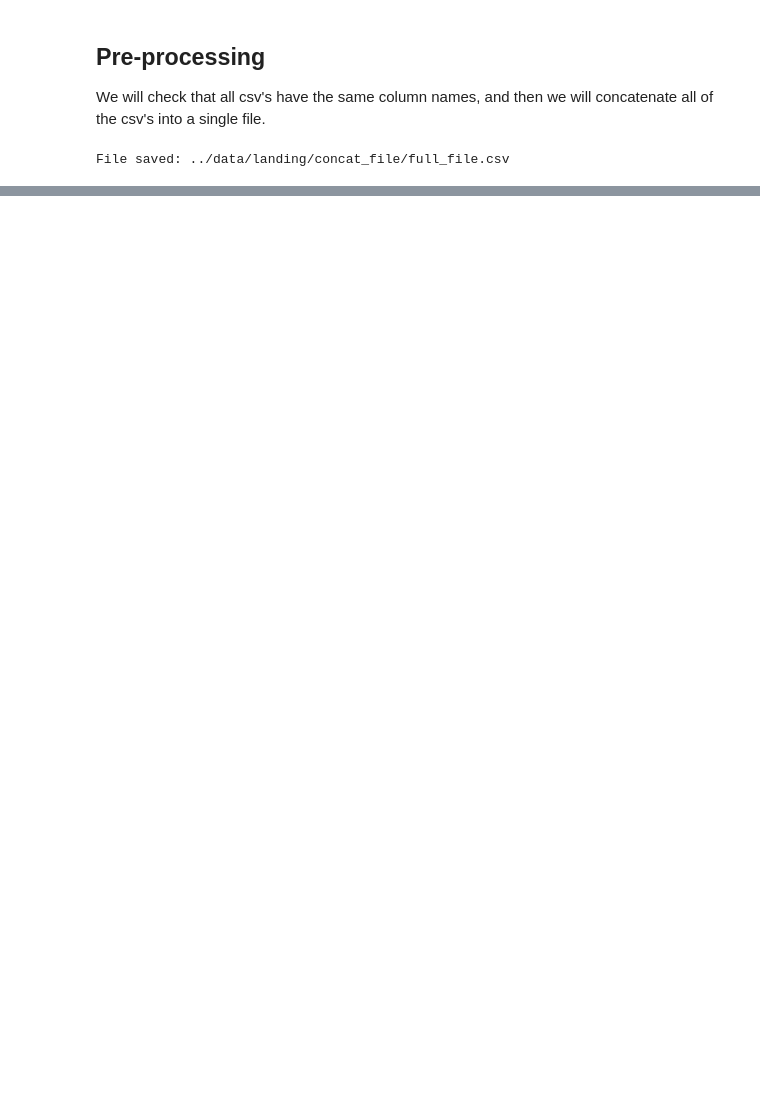
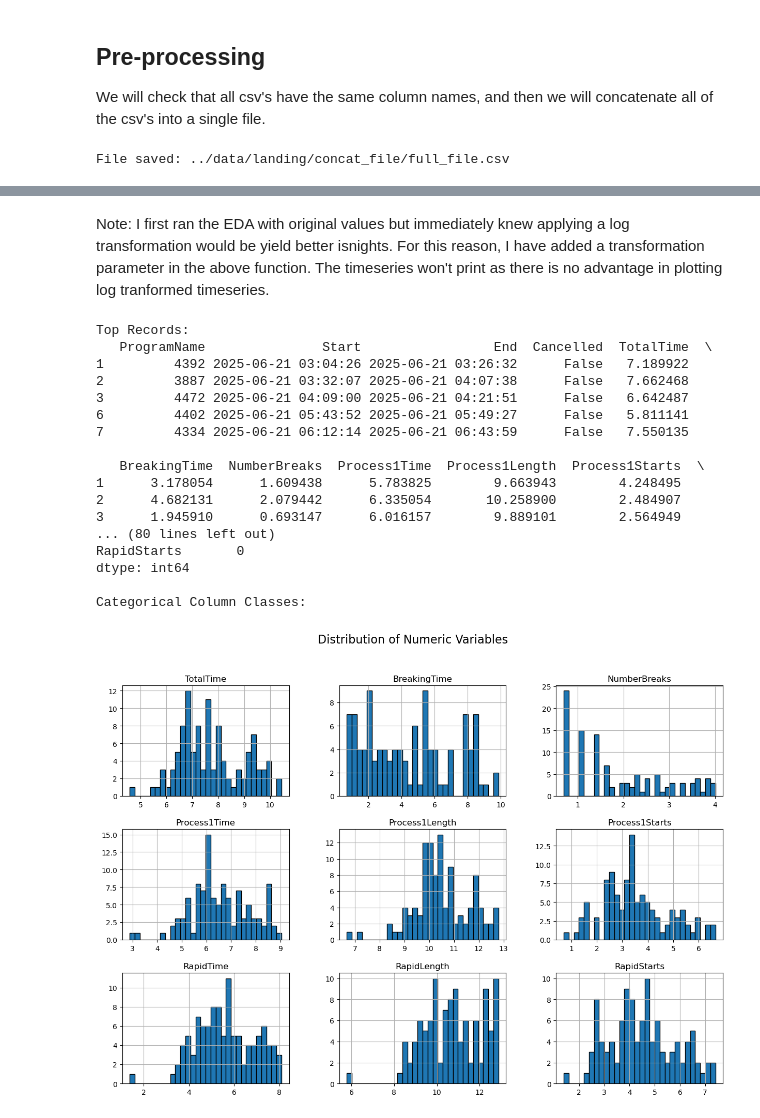
Before and after one commit to Scientialibera/ds4m_2, a Jupyter notebook: notebooks/orchestration.ipynb, the cells around one changed output, grey strips where cells are left out. Cells and saved outputs as stored; diff of their text form; code cells hidden in the pictures; blank space fills up the shorter version.

```diff
--- a/notebooks/orchestration.ipynb
+++ b/notebooks/orchestration.ipynb
@@ -108,0 +256,23 @@ print(f"Cleaned file saved: {cleaned_file_path}")
+# %% [markdown]
+Note: I first ran the EDA with original values but immediately knew applying a log transformation would be yield better isnights. For this reason, I have added a transformation parameter in the above function. The timeseries won't print as there is no advantage in plotting log tranformed timeseries.
+# %%
+perform_eda(df_full_plates, apply_transformation=True)
+# %% [output]
+Top Records:
+   ProgramName               Start                 End  Cancelled  TotalTime  \
+1         4392 2025-06-21 03:04:26 2025-06-21 03:26:32      False   7.189922
+2         3887 2025-06-21 03:32:07 2025-06-21 04:07:38      False   7.662468
+3         4472 2025-06-21 04:09:00 2025-06-21 04:21:51      False   6.642487
+6         4402 2025-06-21 05:43:52 2025-06-21 05:49:27      False   5.811141
+7         4334 2025-06-21 06:12:14 2025-06-21 06:43:59      False   7.550135
+
+   BreakingTime  NumberBreaks  Process1Time  Process1Length  Process1Starts  \
+1      3.178054      1.609438      5.783825        9.663943        4.248495
+2      4.682131      2.079442      6.335054       10.258900        2.484907
+3      1.945910      0.693147      6.016157        9.889101        2.564949
+... (80 lines left out)
+RapidStarts       0
+dtype: int64
+
+Categorical Column Classes:
+[figure, added]
```
Also changed, not shown: parts of 9 cells of this notebook, 2 other files.
